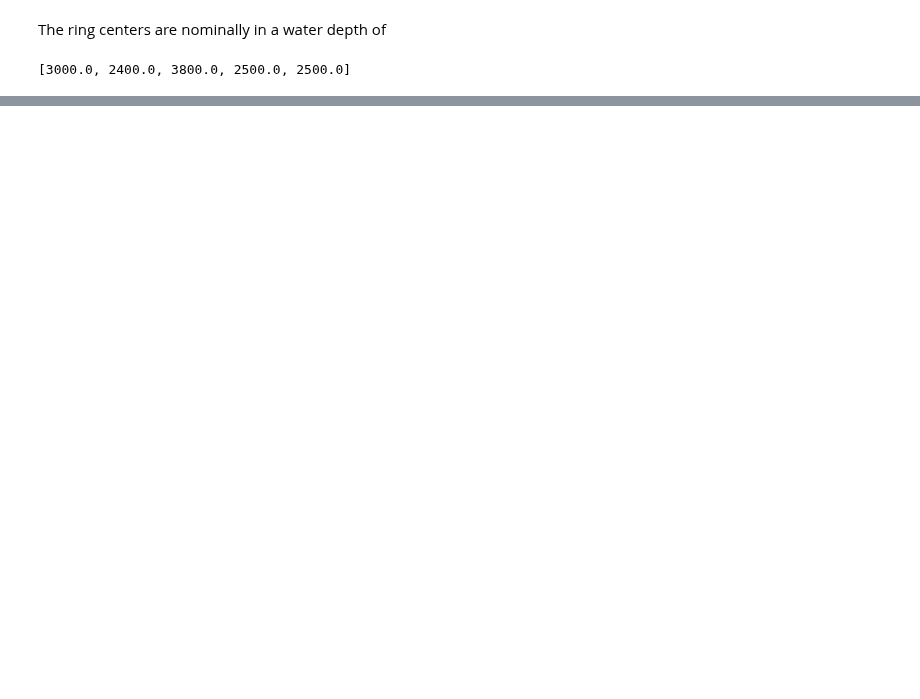
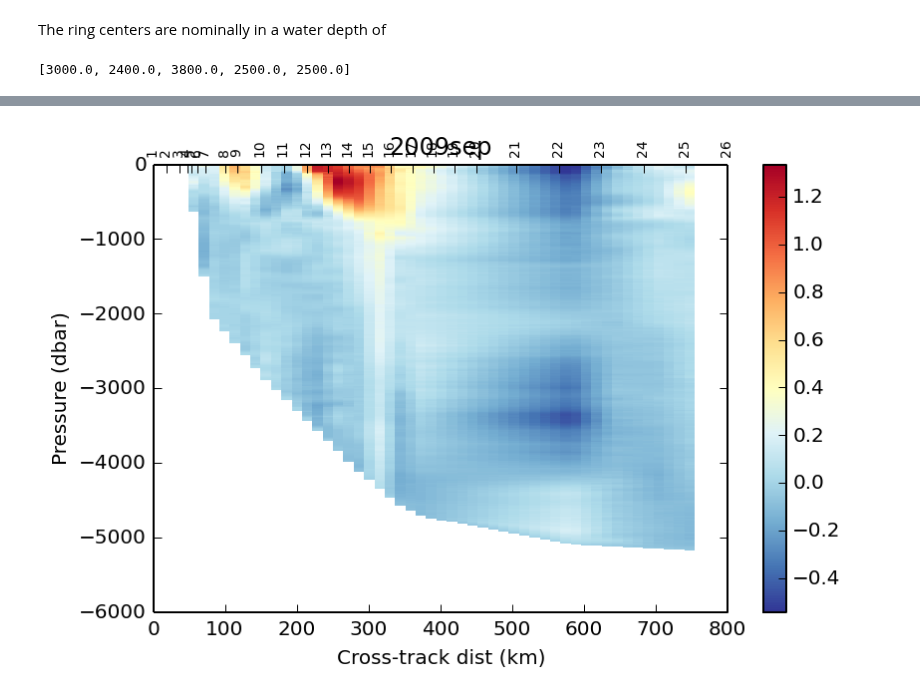
Before and after one commit to dcherian/eddyshelf, a Jupyter notebook: linew-wcr.ipynb, the cells around one changed output, grey strips where cells are left out. Saved outputs shown, nothing was run; the diff lists cells and outputs as text; code cells hidden in the pictures; blank space fills up the shorter version.

```diff
--- a/linew-wcr.ipynb
+++ b/linew-wcr.ipynb
@@ -296,0 +336,82 @@ The ring centers are nominally in a water depth of
+# %%
+trackdist, ang = sw.dist(lwdata.lat, lwdata.lon, units='km')
+trackdist = np.insert(np.cumsum(trackdist), 0, 0)
+
+for ii in range(len(years)):
+    # list to store anomaly locations
+    uladcp = []
+    vladcp = []
+    azz = []
+    adist = []
+    #plt.figure(1)
+
+    folder = dirname + years[ii]
+
+    # iterate over standard locations
+    for counter, ff in enumerate(lwdata.ID):
+        # get CTD cast file name
+        globstr = folder + prefix[ii] + '*' + str(int(ff)) + '*.ladcp.txt'
+        try:
+            fname = glob.glob(globstr)[0]
+        except IndexError:
+            # some stations are missing in some years
+            # in that case, the [0] indexing does not work
+            # since fname=[]
+            continue
+
+        # read in LADCP data: z, u, v, ev(????)
+        data = np.loadtxt(fname, skiprows=7)
+
+        depth = data[:,0]
+        u = data[:,1]
+        v = data[:,2]
+
+        # save data for gridding later
+        #anom.append(drho)
+        uladcp.append(u)
+        vladcp.append(v)
+        azz.append(-1*data[:,0])
+        adist.append(trackdist[counter] * np.ones_like(data[:,0]))
+        #axx.append(lwdata.loc[ff].lon * np.ones_like(data[:,0]))
+        #ayy.append(lwdata.loc[ff].lat * np.ones_like(data[:,0]))
+
+        # plot anomaly
+        #plt.figure(2)
+        #plt.hold(True)
+        #plt.plot(drho, -1*data[:,0])
+
+    # grid anomaly onto regular grid for each cruise
+    adistvec = np.hstack(adist)
+    azzvec = np.hstack(azz)
+    xgrd, zgrd = np.meshgrid(np.linspace(adistvec.min(), adistvec.max(), 50),
+                             np.linspace(azzvec.min(), azzvec.max(), 2000))
+    ugrid = sp.interpolate.griddata((np.hstack(adist), np.hstack(azz)),
+                                               np.hstack(uladcp), (xgrd, zgrd))
+    vgrid = sp.interpolate.griddata((np.hstack(adist), np.hstack(azz)),
+                                               np.hstack(vladcp), (xgrd, zgrd))
+    #anomgrid = sp.interpolate.griddata((np.hstack(adist), np.hstack(azz)),
+    #                                           np.hstack(anom), (xgrd, zgrd))
+
+    plotu = np.ma.masked_array(ugrid, np.isnan(ugrid))
+    plotv = np.ma.masked_array(vgrid, np.isnan(vgrid))
+    plotvel = plotu**2 + plotv**2
+
+    # plot!
+    fig = plt.figure()
+    handle = plt.pcolor(xgrd, zgrd, plotvel, cmap='RdYlBu_r')
+    ax = plt.gca()
+    fig.colorbar(handle)
+    #plt.hold(True)
+    #plt.contour(xgrd, zgrd, plotrho,
+    #             levels=[24, 25, 26, 26.5, 27, 27.5, 28], colors='k')
+    #plt.ylim((-1000,0))
+    plt.xlim((0, 800))
+    ax.set_xlabel('Cross-track dist (km)')
+    ax.set_ylabel('Pressure (dbar)')
+    ax2 = ax.twiny()
+    ax2.set_xticks(trackdist);
+    ax2.set_xticklabels([int(x) for x in lwdata.ID-9000],
+                        rotation='vertical', size='x-small');
+    ax2.set_title(prefix[ii])
+    plt.tight_layout()
+# %% [output]
@@ -296,0 +419 @@ The ring centers are nominally in a water depth of
+[figure, added]
```
Also changed, not shown: parts of 7 cells of this notebook, 1 other file.
